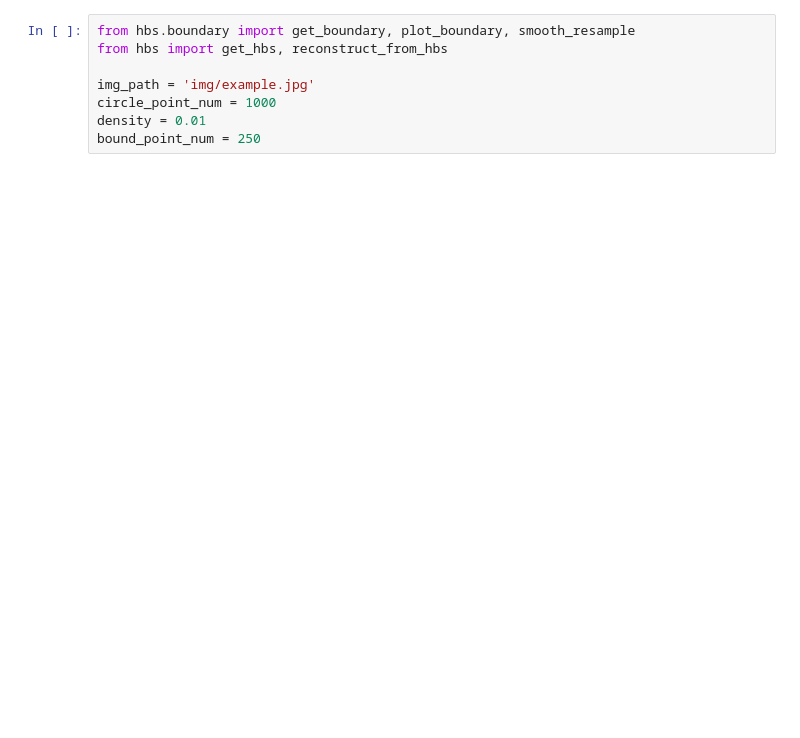
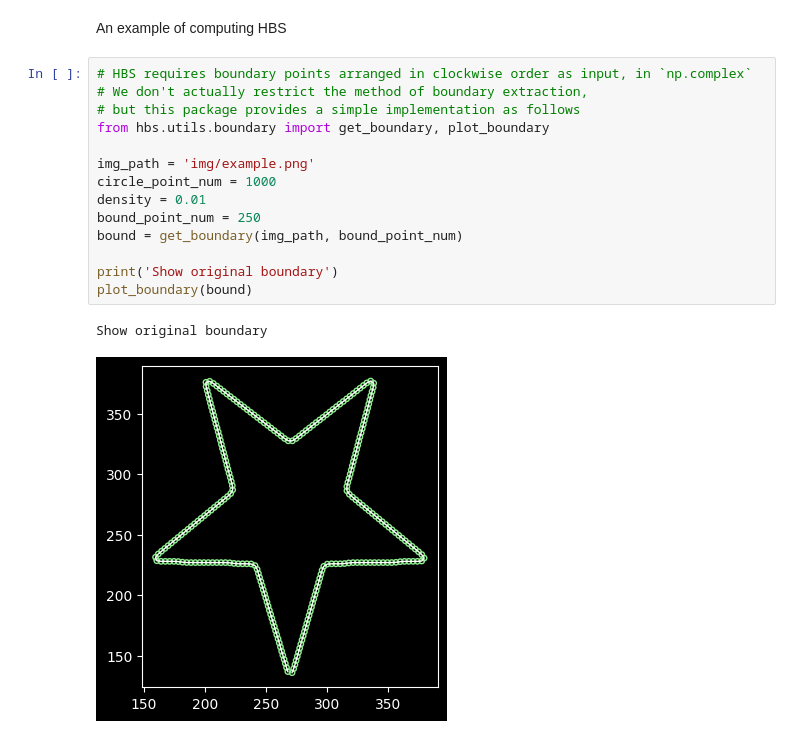
Before and after one commit to ChanceAroundYou/hbs_python, a Jupyter notebook: example.ipynb, the cells around one changed output. Saved outputs shown, nothing was run; the diff lists cells and outputs as text; blank space fills up the shorter version.

```diff
--- a/example.ipynb
+++ b/example.ipynb
@@ -1,9 +1,20 @@
-# %%
-from hbs.boundary import get_boundary, plot_boundary, smooth_resample
-from hbs import get_hbs, reconstruct_from_hbs
-
-img_path = 'img/example.jpg'
-circle_point_num = 1000
-density = 0.01
-bound_point_num = 250
+# %% [markdown]
+An example of computing HBS
+# %%
+# HBS requires boundary points arranged in clockwise order as input, in `np.complex`
+# We don't actually restrict the method of boundary extraction,
+# but this package provides a simple implementation as follows
+from hbs.utils.boundary import get_boundary, plot_boundary
+
+img_path = 'img/example.png'
+circle_point_num = 1000
+density = 0.01
+bound_point_num = 250
+bound = get_boundary(img_path, bound_point_num)
+
+print('Show original boundary')
+plot_boundary(bound)
+# %% [output]
+Show original boundary
+[figure, added]
 # %%
```
Also changed, not shown: parts of 8 cells of this notebook, 20 other files.
